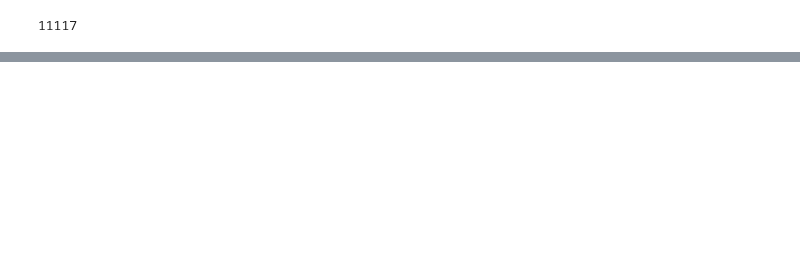
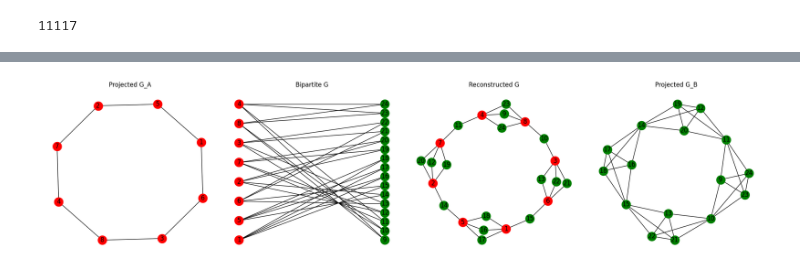
Before and after one commit to PITT-HATLAB/corral_crowding, a Jupyter notebook: src/notebooks/dev.ipynb, the cells around one changed output, grey strips where cells are left out. Saved outputs shown, nothing was run; the diff lists cells and outputs as text; code cells hidden in the pictures; blank space fills up the shorter version.

```diff
--- a/src/notebooks/dev.ipynb
+++ b/src/notebooks/dev.ipynb
@@ -161,7 +41,0 @@ def construct_bipartite_graph(G_A_projected, num_B, max_degree_A=4, max_degree_B
-# %%
-total_valid = 0
-for g in two_colorable:
-    ret = construct_bipartite_graph(g, num_B=16, max_degree_A=4, max_degree_B=2)
-    if ret[0] is not None:
-        total_valid += 1
-print(total_valid)
@@ -182,11 +41,0 @@ draw_networkx(G_A_projected)
-# %%
-G_valid, A_nodes, B_nodes = construct_bipartite_graph(
-    G_A_projected, num_B, max_degree_A=max_degree_A, max_degree_B=max_degree_B
-)
-if G_valid:
-    pos = bipartite_layout(
-        G_valid, [n for n in G_valid.nodes() if G_valid.nodes[n]["bipartite"] == 0]
-    )
-    draw_networkx(G_valid, pos)
-else:
-    print("No valid bipartite graph could be constructed.")
@@ -201,10 +41,0 @@ draw_networkx(G_A_projected)
-# %%
-# draw_networkx(G_rebuilt)
-# draw nodes from A red and nodes from B green
-color_map = []
-for node in G_valid:
-    if node in A_nodes:
-        color_map.append("red")
-    else:
-        color_map.append("green")
-draw_networkx(G_valid, node_color=color_map, with_labels=True)
@@ -218,0 +287,11 @@ draw_networkx(G_B_projected)
+# %%
+index = -35  # solution_indices[43]  # Choose a two-colorable topology
+G_A_projected = two_colorable[index]  # Take one of the two-colorable graphs
+
+G_valid, A_nodes, B_nodes = construct_bipartite_graph(
+    G_A_projected, num_B, max_degree_A=max_degree_A, max_degree_B=max_degree_B
+)
+if G_valid:
+    plot_graphs(G_valid, A_nodes, B_nodes)
+# %% [output]
+[figure, added]
```
Also changed, not shown: parts of 13 cells of this notebook.
